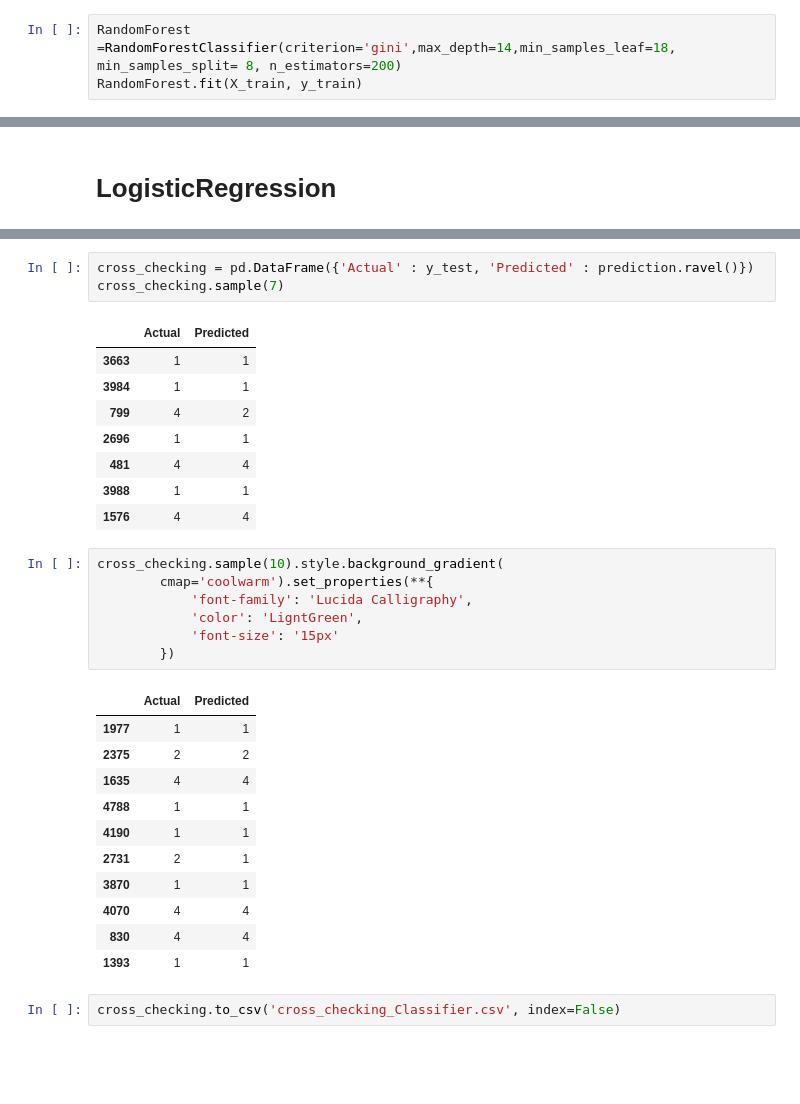
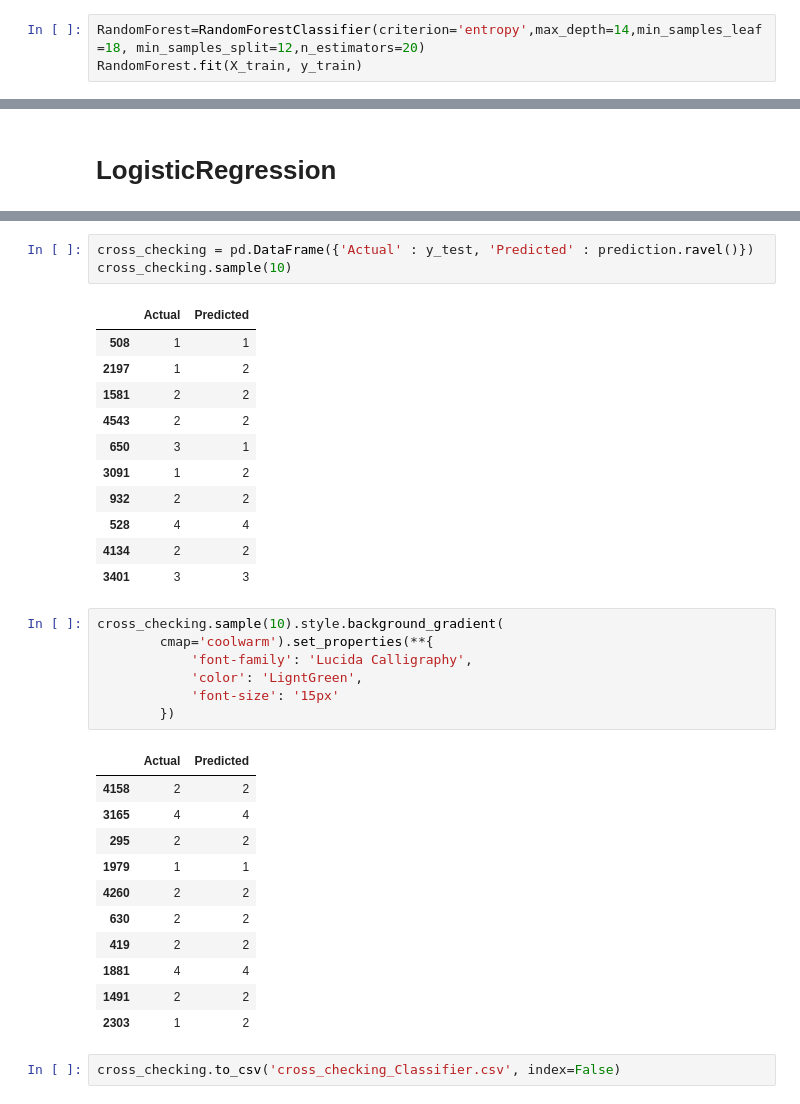
Before and after one commit to faridehebrahymy/prediction-of-user-shipping-mode, a Jupyter notebook: User Shipping-mode.ipynb, the cells around one changed output, grey strips where cells are left out. Cells and saved outputs as stored; diff of their text form; blank space fills up the shorter version.

```diff
--- a/User Shipping-mode.ipynb
+++ b/User Shipping-mode.ipynb
@@ -310,4 +313,4 @@ print("Best score:", grid_search.best_score_)
 # %%
-RandomForest =RandomForestClassifier(criterion='gini',max_depth=14,min_samples_leaf=18, min_samples_split= 8, n_estimators=200)
+RandomForest=RandomForestClassifier(criterion='entropy',max_depth=14,min_samples_leaf=18, min_samples_split=12,n_estimators=20)
 RandomForest.fit(X_train, y_train)
 # %% [output]
@@ -515,15 +507,18 @@ array([4, 1, 3, ..., 1, 1, 2])
 # %%
 cross_checking = pd.DataFrame({'Actual' : y_test, 'Predicted' : prediction.ravel()})
-cross_checking.sample(7)
+cross_checking.sample(10)
 # %% [output]
 |  | Actual | Predicted |
-| 3663 | 1 | 1 |
-| 3984 | 1 | 1 |
-| 799 | 4 | 2 |
-| 2696 | 1 | 1 |
-| 481 | 4 | 4 |
-| 3988 | 1 | 1 |
-| 1576 | 4 | 4 |
+| 508 | 1 | 1 |
+| 2197 | 1 | 2 |
+| 1581 | 2 | 2 |
+| 4543 | 2 | 2 |
+| 650 | 3 | 1 |
+| 3091 | 1 | 2 |
+| 932 | 2 | 2 |
+| 528 | 4 | 4 |
+| 4134 | 2 | 2 |
+| 3401 | 3 | 3 |
 # %%
 cross_checking.sample(10).style.background_gradient(
         cmap='coolwarm').set_properties(**{
@@ -533,16 +528,16 @@ cross_checking.sample(10).style.background_gradient(
         })
 # %% [output]
 |  | Actual | Predicted |
-| 1977 | 1 | 1 |
-| 2375 | 2 | 2 |
-| 1635 | 4 | 4 |
-| 4788 | 1 | 1 |
-| 4190 | 1 | 1 |
-| 2731 | 2 | 1 |
-| 3870 | 1 | 1 |
-| 4070 | 4 | 4 |
-| 830 | 4 | 4 |
-| 1393 | 1 | 1 |
+| 4158 | 2 | 2 |
+| 3165 | 4 | 4 |
+| 295 | 2 | 2 |
+| 1979 | 1 | 1 |
+| 4260 | 2 | 2 |
+| 630 | 2 | 2 |
+| 419 | 2 | 2 |
+| 1881 | 4 | 4 |
+| 1491 | 2 | 2 |
+| 2303 | 1 | 2 |
 # %%
 cross_checking.to_csv('cross_checking_Classifier.csv', index=False)
 # %%
```
Also changed, not shown: parts of 12 cells of this notebook, 2 other files.
